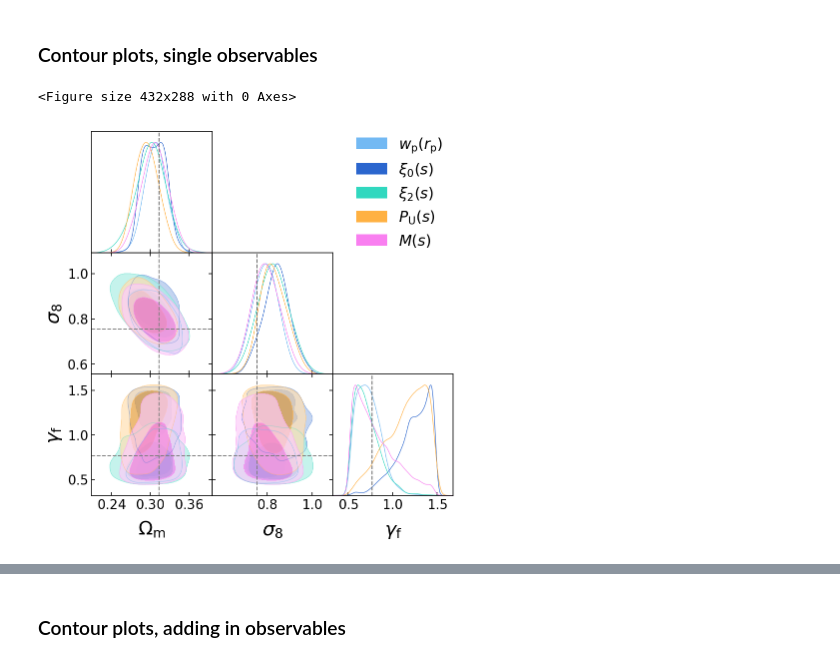
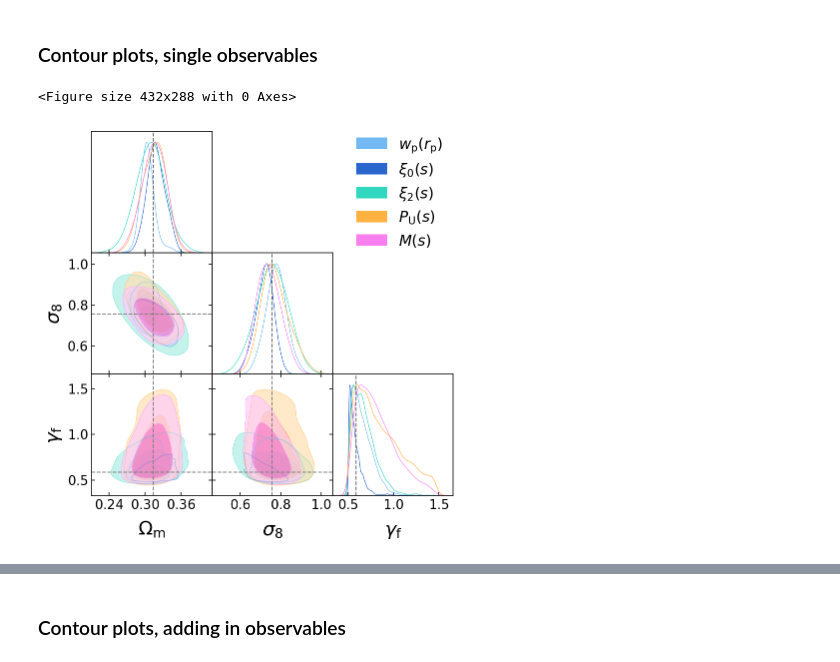
Before and after one commit to kstoreyf/aemulator, a Jupyter notebook: notebooks/2023-06-21_aemulus_paper_figures_fmaxmocks.ipynb, the cells around one changed output, grey strips where cells are left out. Drawn from its saved outputs; the diff is of its cells as text; code cells hidden in the pictures.

```diff
--- a/notebooks/2023-06-21_aemulus_paper_figures_fmaxmocks.ipynb
+++ b/notebooks/2023-06-21_aemulus_paper_figures_fmaxmocks.ipynb
@@ -195,25 +316,18 @@ plt.savefig(f'{plot_dir}/corr_smoothgauss_emuperf.pdf', bbox_inches='tight')
 # %%
-# chaintags = [
-#              'wp_c1h12_all',
-#              'xi_c1h12_all',
-#              'xi2_c1h12_all',
-#              'upf_c1h12_all',
-#              'mcf_c1h12_all',
-#             ]
 chaintags = [
-             'wp_aemulus_fmaxmocks_test_c1h12',
-             'xi_aemulus_fmaxmocks_test_c1h12',
-             'xi2_aemulus_fmaxmocks_test_c1h12',
-             'upf_aemulus_fmaxmocks_test_c1h12',
-             'mcf_aemulus_fmaxmocks_test_c1h12',
+             f'wp_aemulus_fmaxmocks_test_c{cosmo}h{hod}_minscale0',
+             f'xi_aemulus_fmaxmocks_test_c{cosmo}h{hod}_minscale0',
+             f'xi2_aemulus_fmaxmocks_test_c{cosmo}h{hod}_minscale0',
+             f'upf_aemulus_fmaxmocks_test_c{cosmo}h{hod}_minscale0',
+             f'mcf_aemulus_fmaxmocks_test_c{cosmo}h{hod}_minscale0',
             ]
 g = plotter.plot_contours(chaintags, legend_labels=labels_single,
                           colors=colors_single, legend_loc=(0.74,0.69),
                           legend_fontsize=18,
                           params_toplot=params_keycosmo, alpha=0.7)
 plt.savefig(f'{plot_dir}/contour_single_cosmo.pdf', bbox_inches='tight')
 # %% [output]
 <Figure size 432x288 with 0 Axes>
-[figure, old version]
+[figure, new version]
 # %%
 chaintags = [
```
Also changed, not shown: parts of 22 cells of this notebook, 1 other file.
